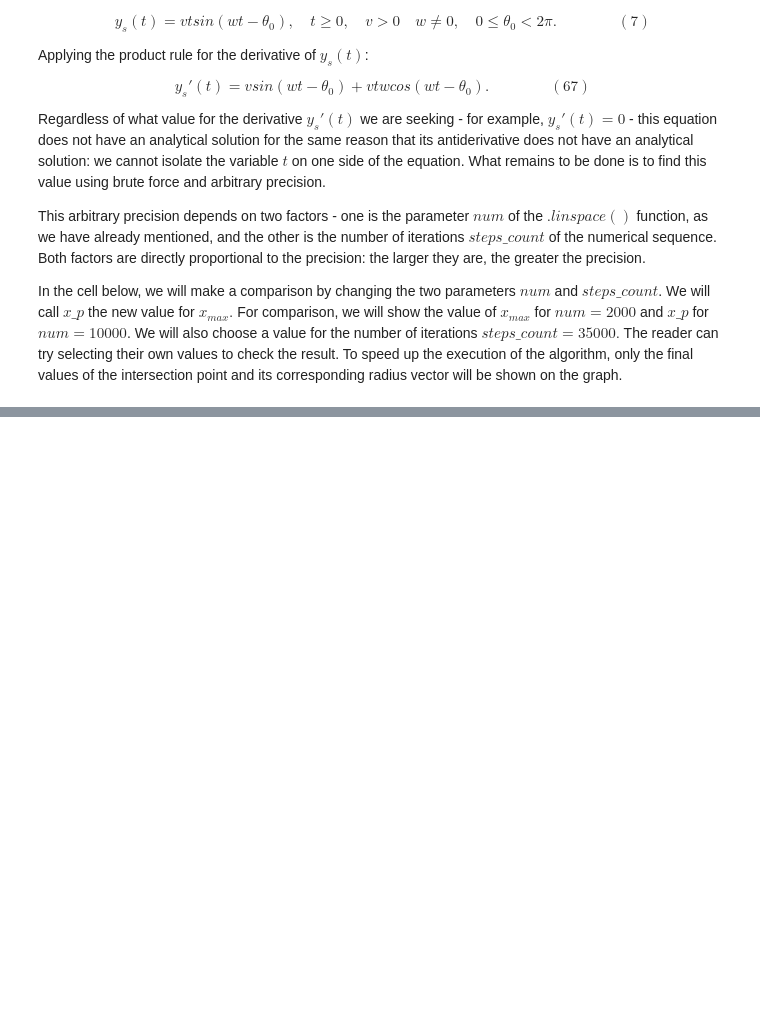
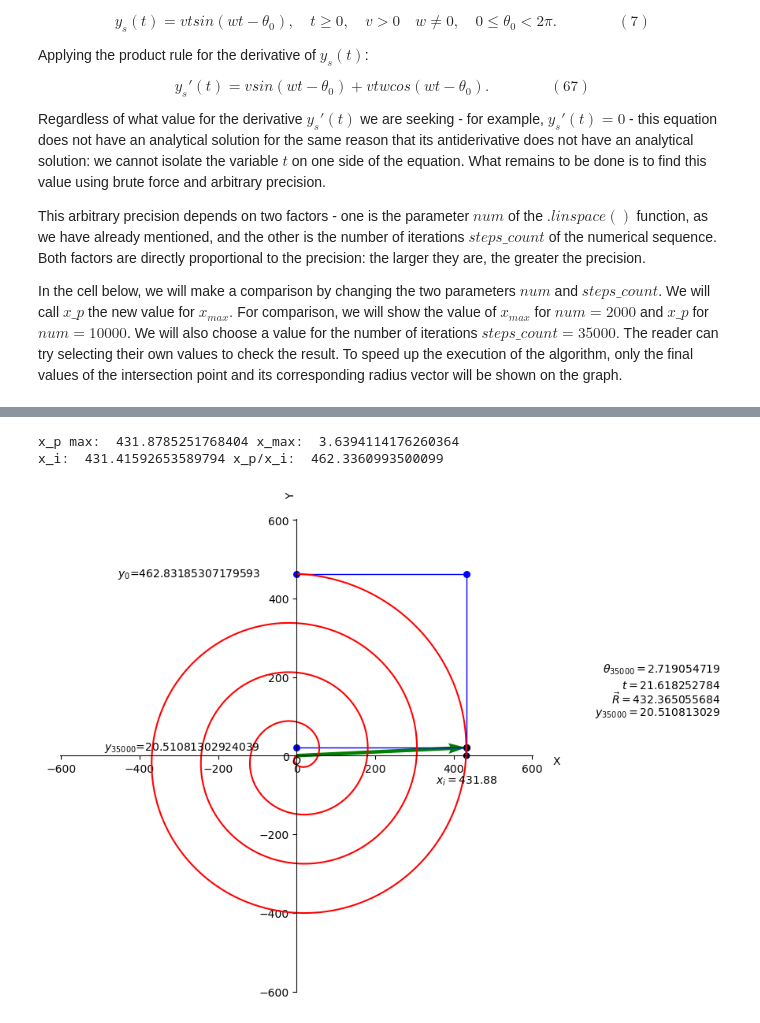
Before and after one commit to Kiril-Lazarov/Intersection-points-between-a-line-and-a-spiral, a Jupyter notebook: Intersection between a line and a spiral.ipynb, the cells around one changed output, grey strips where cells are left out. Cells and saved outputs as stored; diff of their text form; code cells hidden in the pictures; blank space fills up the shorter version.

```diff
--- a/Intersection between a line and a spiral.ipynb
+++ b/Intersection between a line and a spiral.ipynb
@@ -535,31 +566,41 @@ The key point here is that this limit value of the sequence is the same regardle
 # %%
 num = 10000
 
 
-theta_0 = -np.pi/2
+theta_0 = -np.pi/2-20
 
 t_c  = np.linspace(0, abs(theta_0) + np.pi/2, num)
 
-v = 24
+v = 20
 angles = np.linspace(theta_0,np.pi/2, num)
 
 
 x_spiral = t_c * v * np.cos(angles)
 y_spiral = t_c * v * np.sin(angles)
 
 x_p = max(x_spiral)
 y_p = max(y_spiral)
 
 
 print('x_p max: ', x_p, 'x_max: ', x_max)
 
 y_axis_limit = 1.3 * y_p
 
 ax = create_field(figsize=(f, f), x_lim=(-y_axis_limit, y_axis_limit), y_lim=(-y_axis_limit, y_axis_limit))
 
-draw_algorithm(x_p-2, y_p, v, w, theta_0,ax,
+draw_algorithm(x_p, y_p, v, w, theta_0,ax,
                only_result=True,
-               steps_count=30)
+               steps_count=35000)
+
+t_x_i = abs(theta_0) / w
+x_i = v * t_x_i * np.cos(theta_0 + w * t_x_i)
+y_i =  v * t_x_i * np.sin(theta_0 + w * t_x_i)
+print('x_i: ', x_i, 'x_p/x_i: ', y_p/(x_p/x_i))
+plt.scatter(x_i, y_i, c='black',s = 20)
 plt.plot(x_spiral, y_spiral,color='red')
 plt.show()
+# %% [output]
+x_p max:  431.8785251768404 x_max:  3.6394114176260364
+x_i:  431.41592653589794 x_p/x_i:  462.3360993500099
+[figure, added]
 # %%
```
Also changed, not shown: parts of 9 cells of this notebook.
